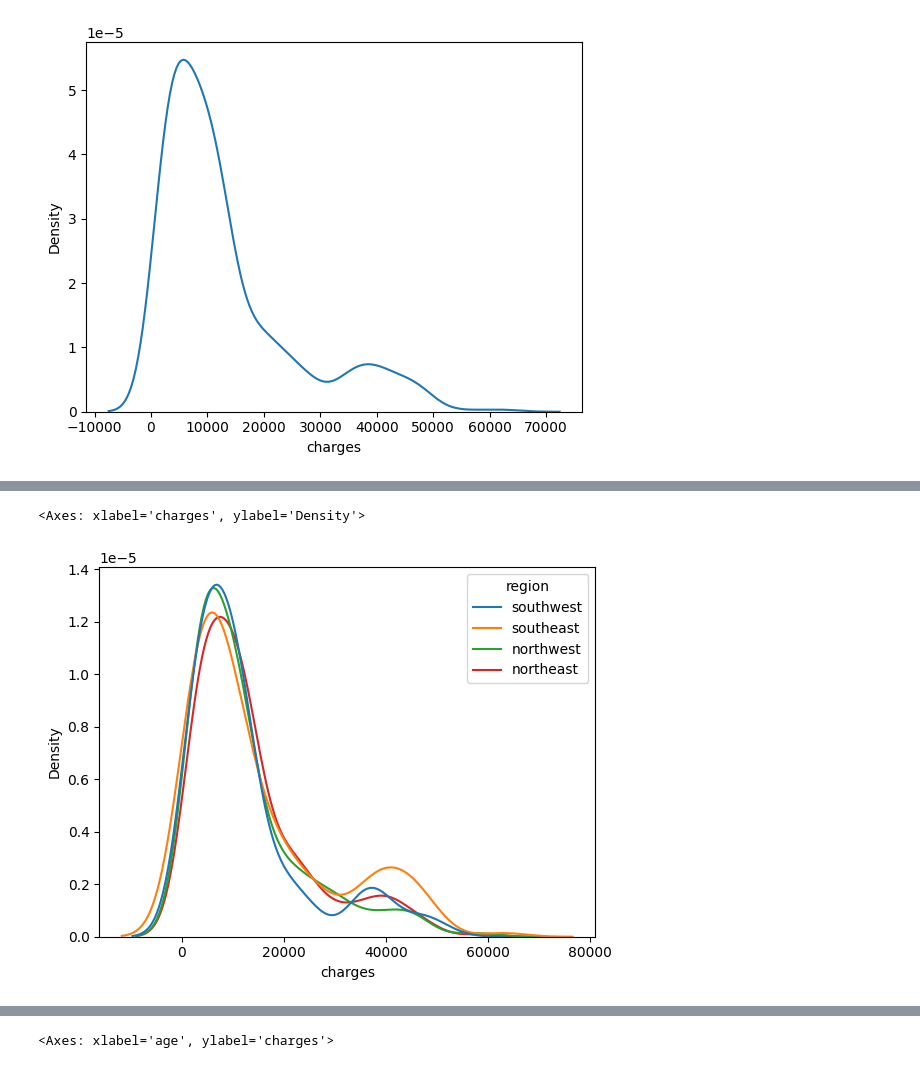
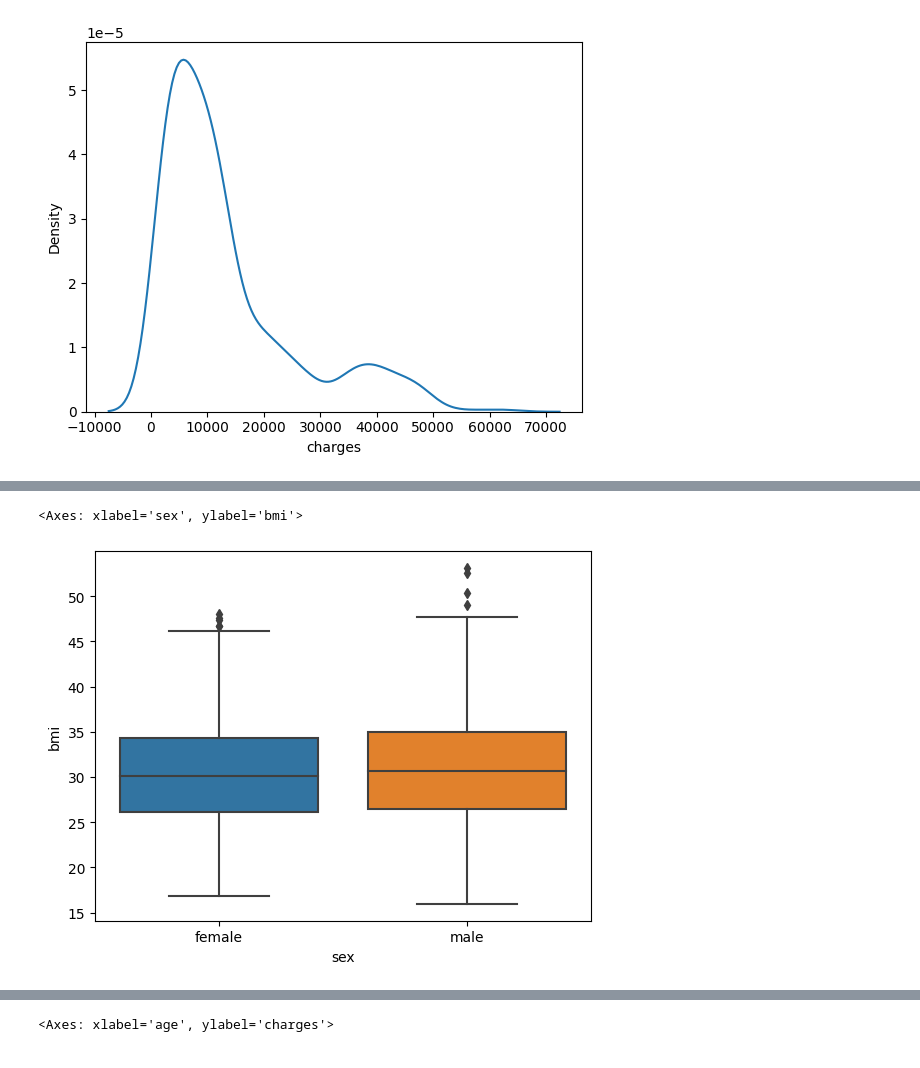
Before and after one commit to ABAL-DU/MIS710-T2_2023, a Jupyter notebook: Week 06/MIS710_Lab6_KNN.ipynb, the cells around one changed output, grey strips where cells are left out. Cells and saved outputs as stored; diff of their text form; code cells hidden in the pictures.

```diff
--- a/Week 06/MIS710_Lab6_KNN.ipynb
+++ b/Week 06/MIS710_Lab6_KNN.ipynb
@@ -695,5 +996,5 @@ sns.kdeplot(data=records, x='age', hue='region')
 # %%
-sns.kdeplot(data=records, x='charges', hue='region')
+sns.boxplot(data=records, y='bmi', x='sex')
 # %% [output]
-<Axes: xlabel='charges', ylabel='Density'>
+<Axes: xlabel='sex', ylabel='bmi'>
-[figure, old version]
+[figure, new version]
```
Also changed, not shown: parts of 138 cells of this notebook.
